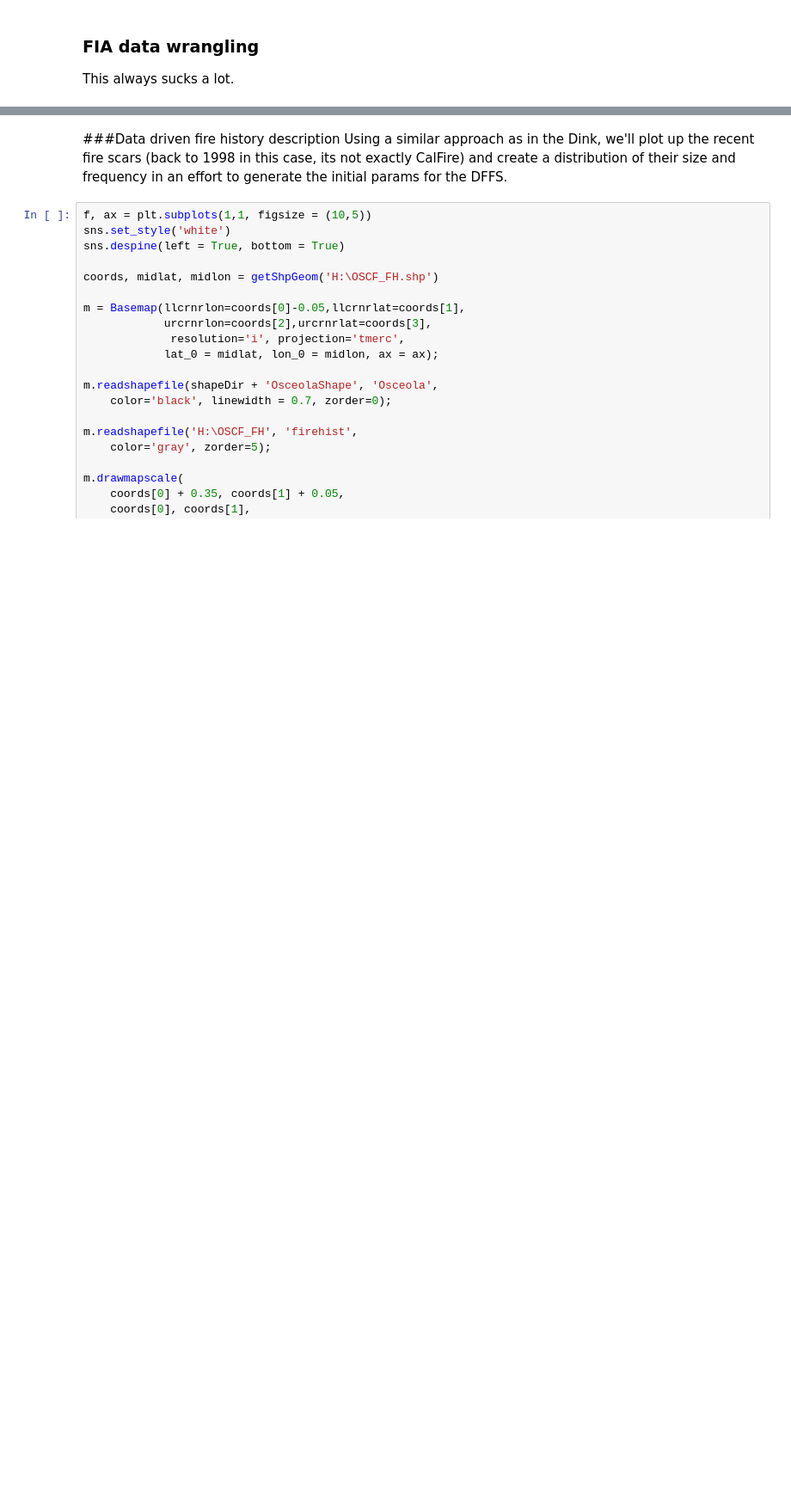
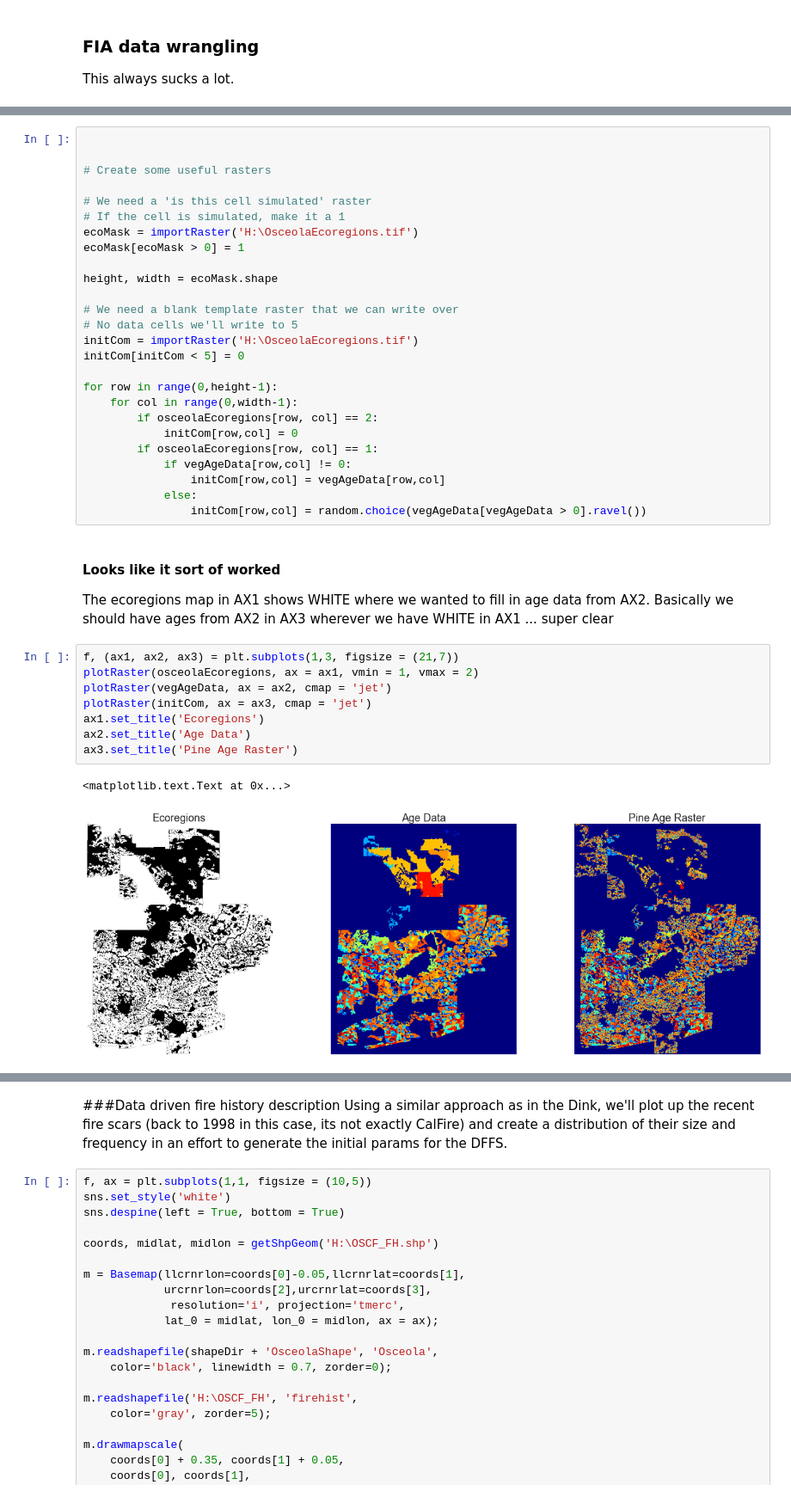
Before and after one commit to djkrofch/Osceola, a Jupyter notebook: Osceola_ModelSetup.ipynb, the cells around one changed output, grey strips where cells are left out. Shown at 86% size. Saved outputs shown, nothing was run; the diff lists cells and outputs as text; blank space fills up the shorter version.

```diff
--- a/Osceola_ModelSetup.ipynb
+++ b/Osceola_ModelSetup.ipynb
@@ -444,0 +522,40 @@ plotsubsetLL = plotsubset[(plotsubset.LAT > 30.17) &
+# %%
+
+
+# Create some useful rasters
+
+# We need a 'is this cell simulated' raster
+# If the cell is simulated, make it a 1
+ecoMask = importRaster('H:\OsceolaEcoregions.tif')
+ecoMask[ecoMask > 0] = 1
+
+height, width = ecoMask.shape
+
+# We need a blank template raster that we can write over
+# No data cells we'll write to 5
+initCom = importRaster('H:\OsceolaEcoregions.tif')
+initCom[initCom < 5] = 0
+
+for row in range(0,height-1):
+    for col in range(0,width-1):
+        if osceolaEcoregions[row, col] == 2:
+            initCom[row,col] = 0
+        if osceolaEcoregions[row, col] == 1:
+            if vegAgeData[row,col] != 0:
+                initCom[row,col] = vegAgeData[row,col]
+            else:
+                initCom[row,col] = random.choice(vegAgeData[vegAgeData > 0].ravel())
+# %% [markdown]
+#### Looks like it sort of worked
+The ecoregions map in AX1 shows WHITE where we wanted to fill in age data from AX2. Basically we should have ages from AX2 in AX3 wherever we have WHITE in AX1 ... super clear
+# %%
+f, (ax1, ax2, ax3) = plt.subplots(1,3, figsize = (21,7))
+plotRaster(osceolaEcoregions, ax = ax1, vmin = 1, vmax = 2)
+plotRaster(vegAgeData, ax = ax2, cmap = 'jet')
+plotRaster(initCom, ax = ax3, cmap = 'jet')
+ax1.set_title('Ecoregions')
+ax2.set_title('Age Data')
+ax3.set_title('Pine Age Raster')
+# %% [output]
+<matplotlib.text.Text at 0x...>
+[figure, added]
```
Also changed, not shown: parts of 25 cells of this notebook.
